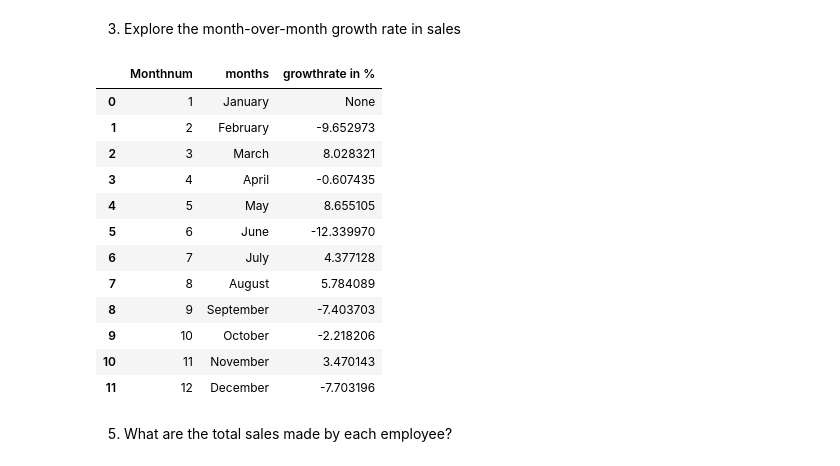
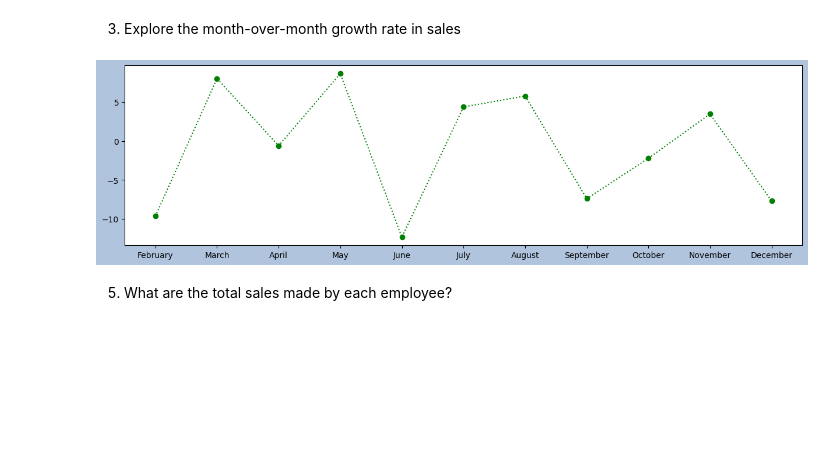
Before and after one commit to MonikaHussain/ecommerce_analysis, a Jupyter notebook: swiftmarket.ipynb, the cells around one changed output. Drawn from its saved outputs; the diff is of its cells as text; code cells hidden in the pictures; blank space fills up the shorter version.

```diff
--- a/swiftmarket.ipynb
+++ b/swiftmarket.ipynb
@@ -416,31 +416,35 @@ plt.show()
 # %%
 query = """ SELECT
 MONTH(SaleDate) AS Monthnum,
 monthname(saledate) as months,
 100*(SUM(TotalPrice) - LAG(SUM(TotalPrice)) OVER (ORDER BY
 MONTH(SaleDate)))/
 LAG(SUM(TotalPrice)) OVER (ORDER BY MONTH(SaleDate))AS
-'growthrate in %'
+'growthrate'
 FROM Salesdata
 GROUP BY YEAR(SaleDate), MONTH(SaleDate),monthname(saledate)
 ORDER BY YEAR(SaleDate), MONTH(SaleDate),monthname(saledate);
 """
 df = read_query(query)
 df
+
+
+
+# fetching values
+months = df['months'].values
+growthrate = df['growthrate'].astype(float).values
+
+
+
+# plotting graph
+plt.figure(figsize=(15,4),facecolor='lightsteelblue')
+plt.plot(months,growthrate,marker='o',ls='dotted',color='green')
+
+
+
+plt.show()
 # %% [output]
-|  | Monthnum | months | growthrate in % |
-| 0 | 1 | January | None |
-| 1 | 2 | February | -9.652973 |
-| 2 | 3 | March | 8.028321 |
-| 3 | 4 | April | -0.607435 |
-| 4 | 5 | May | 8.655105 |
-| 5 | 6 | June | -12.339970 |
-| 6 | 7 | July | 4.377128 |
-| 7 | 8 | August | 5.784089 |
-| 8 | 9 | September | -7.403703 |
-| 9 | 10 | October | -2.218206 |
-| 10 | 11 | November | 3.470143 |
-| 11 | 12 | December | -7.703196 |
+[figure, added]
 # %% [markdown]
 5. What are the total sales made by each employee?
 # %%
```
